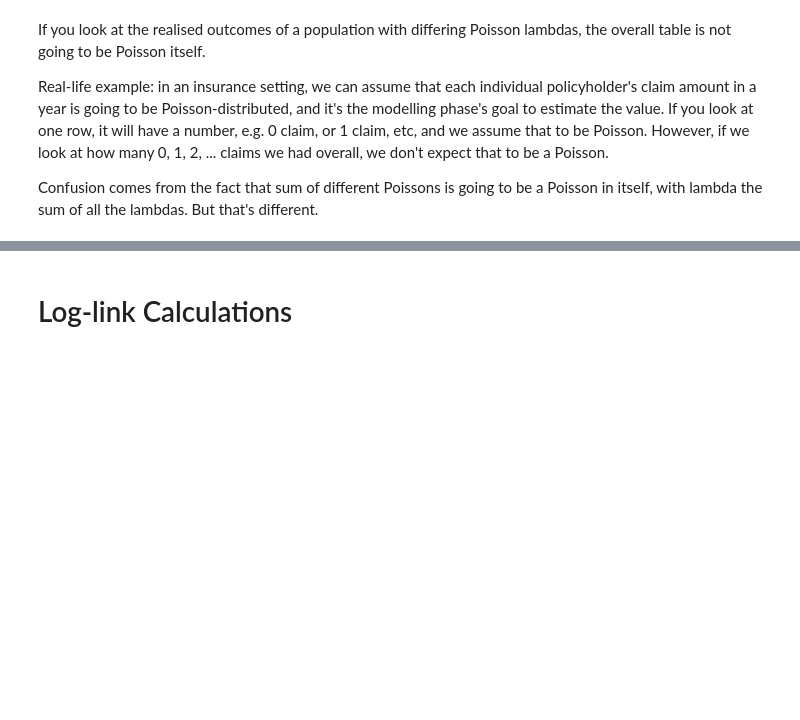
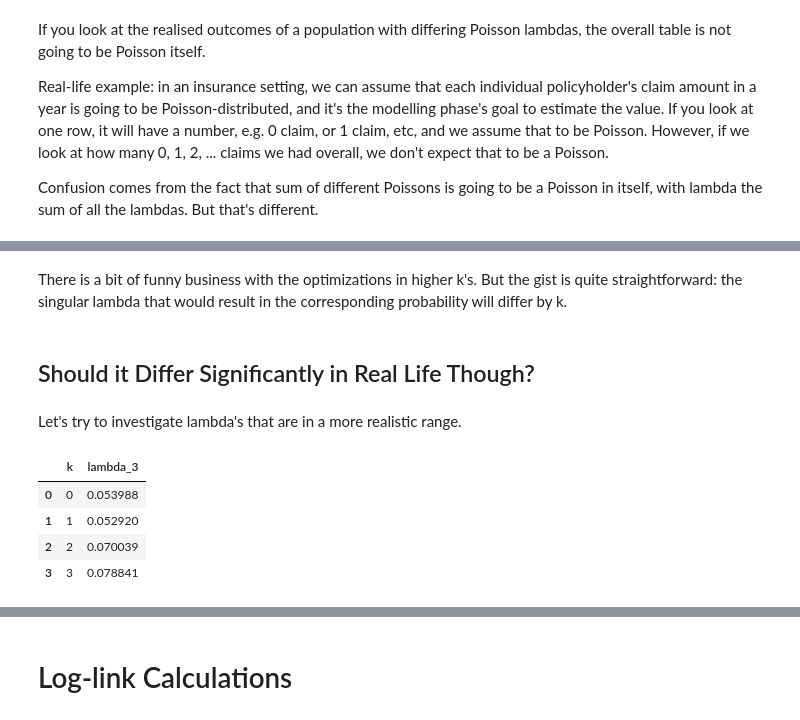
Before and after one commit to MatePocs/insurance, a Jupyter notebook: notebooks/poisson.ipynb, the cells around one changed output, grey strips where cells are left out. Drawn from its saved outputs; the diff is of its cells as text; code cells hidden in the pictures; blank space fills up the shorter version.

```diff
--- a/notebooks/poisson.ipynb
+++ b/notebooks/poisson.ipynb
@@ -196,7 +196,7 @@ First, let's try to demonstrate this. Simple case: we have a population with two
 a = 0.3 # ratio of population 1 in the database
 lambda_1 = 0.05
 lambda_2 = 0.5 # would be more obvious with larger differences but I wanted to keep it applicable to real life
-n = 10000
+n = 10000000
 # %%
 df = pd.DataFrame.from_dict({'lambda': np.random.choice(
     a = [lambda_1, lambda_2], size = n, p = [a, 1-a])})
@@ -204,0 +276,29 @@ df['target'] = np.random.poisson(df['lambda'])
+# %% [markdown]
+There is a bit of funny business with the optimizations in higher k's. But the gist is quite straightforward: the singular lambda that would result in the corresponding probability will differ by k.
+# %% [markdown]
+## Should it Differ Significantly in Real Life Though?
+# %% [markdown]
+Let's try to investigate lambda's that are in a more realistic range.
+# %%
+a = 0.5
+lambda_1 = 0.01
+lambda_2 = 0.1
+
+estimated_lambda_3s = []
+
+start_k = 0
+end_k = 4
+
+for i in range(start_k,end_k):
+    curr_estimated_lambda_3 = minimize(obj, x0 = 0.1, args = (a, i, lambda_1, lambda_2), bounds = [(0,1)]).x[0]
+    estimated_lambda_3s.append(curr_estimated_lambda_3)
+
+
+result_summary = df.from_dict({'k': range(start_k,end_k), 'lambda_3': estimated_lambda_3s})
+result_summary
+# %% [output]
+|  | k | lambda_3 |
+| 0 | 0 | 0.053988 |
+| 1 | 1 | 0.052920 |
+| 2 | 2 | 0.070039 |
+| 3 | 3 | 0.078841 |
```
Also changed, not shown: parts of 20 cells of this notebook.
